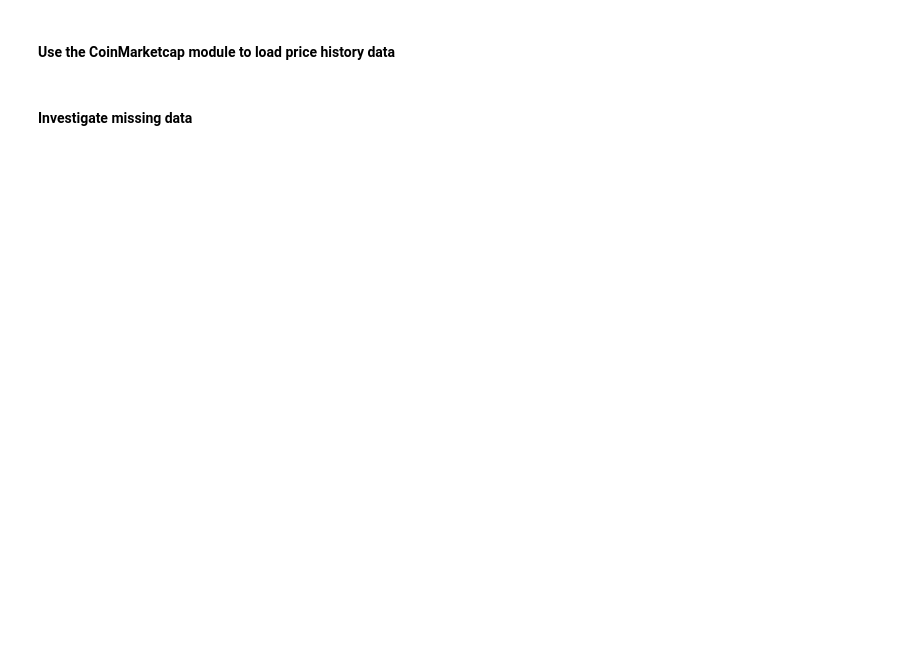
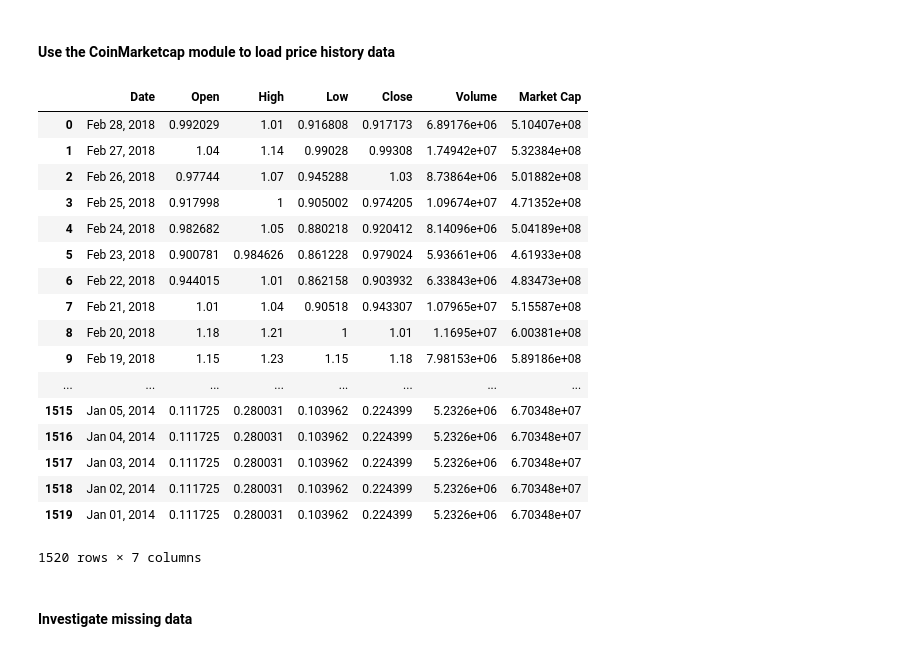
Before and after one commit to Jaskaran23/733Project, a Jupyter notebook: CryptViz/CNNPrediction.ipynb, the cells around one changed output. Drawn from its saved outputs; the diff is of its cells as text; code cells hidden in the pictures; blank space fills up the shorter version.

```diff
--- a/CryptViz/CNNPrediction.ipynb
+++ b/CryptViz/CNNPrediction.ipynb
@@ -32,3 +39,25 @@ price_tensor = pd.Panel(price_tensor).drop(['Unnamed: 0'], axis=2)
+# %%
+price_tensor['0x']
+price_tensor.iloc[]
+# %% [output]
+|  | Date | Open | High | Low | Close | Volume | Market Cap |
+| 0 | Feb 28, 2018 | 0.992029 | 1.01 | 0.916808 | 0.917173 | 6.89176e+06 | 5.10407e+08 |
+| 1 | Feb 27, 2018 | 1.04 | 1.14 | 0.99028 | 0.99308 | 1.74942e+07 | 5.32384e+08 |
+| 2 | Feb 26, 2018 | 0.97744 | 1.07 | 0.945288 | 1.03 | 8.73864e+06 | 5.01882e+08 |
+| 3 | Feb 25, 2018 | 0.917998 | 1 | 0.905002 | 0.974205 | 1.09674e+07 | 4.71352e+08 |
+| 4 | Feb 24, 2018 | 0.982682 | 1.05 | 0.880218 | 0.920412 | 8.14096e+06 | 5.04189e+08 |
+| 5 | Feb 23, 2018 | 0.900781 | 0.984626 | 0.861228 | 0.979024 | 5.93661e+06 | 4.61933e+08 |
+| 6 | Feb 22, 2018 | 0.944015 | 1.01 | 0.862158 | 0.903932 | 6.33843e+06 | 4.83473e+08 |
+| 7 | Feb 21, 2018 | 1.01 | 1.04 | 0.90518 | 0.943307 | 1.07965e+07 | 5.15587e+08 |
+| 8 | Feb 20, 2018 | 1.18 | 1.21 | 1 | 1.01 | 1.1695e+07 | 6.00381e+08 |
+| 9 | Feb 19, 2018 | 1.15 | 1.23 | 1.15 | 1.18 | 7.98153e+06 | 5.89186e+08 |
+| ... | ... | ... | ... | ... | ... | ... | ... |
+| 1515 | Jan 05, 2014 | 0.111725 | 0.280031 | 0.103962 | 0.224399 | 5.2326e+06 | 6.70348e+07 |
+| 1516 | Jan 04, 2014 | 0.111725 | 0.280031 | 0.103962 | 0.224399 | 5.2326e+06 | 6.70348e+07 |
+| 1517 | Jan 03, 2014 | 0.111725 | 0.280031 | 0.103962 | 0.224399 | 5.2326e+06 | 6.70348e+07 |
+| 1518 | Jan 02, 2014 | 0.111725 | 0.280031 | 0.103962 | 0.224399 | 5.2326e+06 | 6.70348e+07 |
+| 1519 | Jan 01, 2014 | 0.111725 | 0.280031 | 0.103962 | 0.224399 | 5.2326e+06 | 6.70348e+07 |
+1520 rows × 7 columns
 # %% [markdown]
 #### Investigate missing data
 # %%
```
Also changed, not shown: parts of 19 cells of this notebook, 1 other file.
